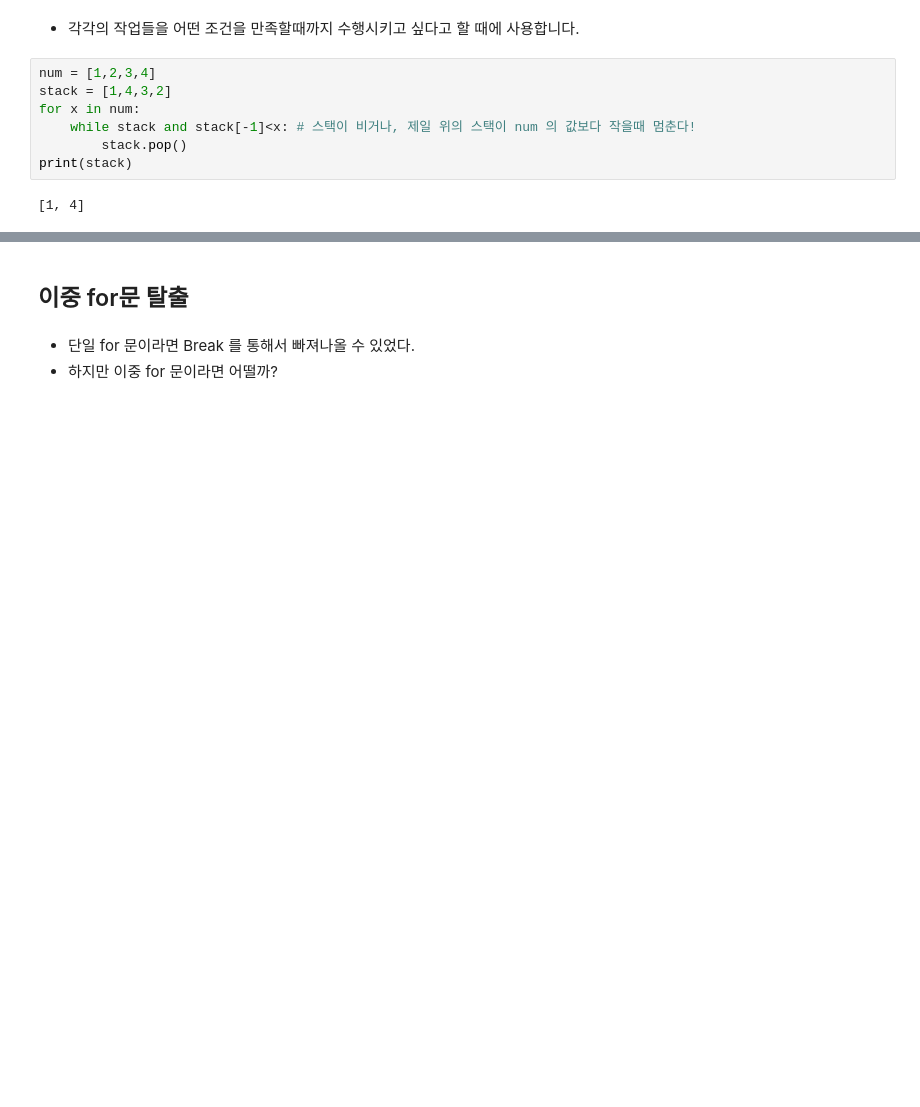
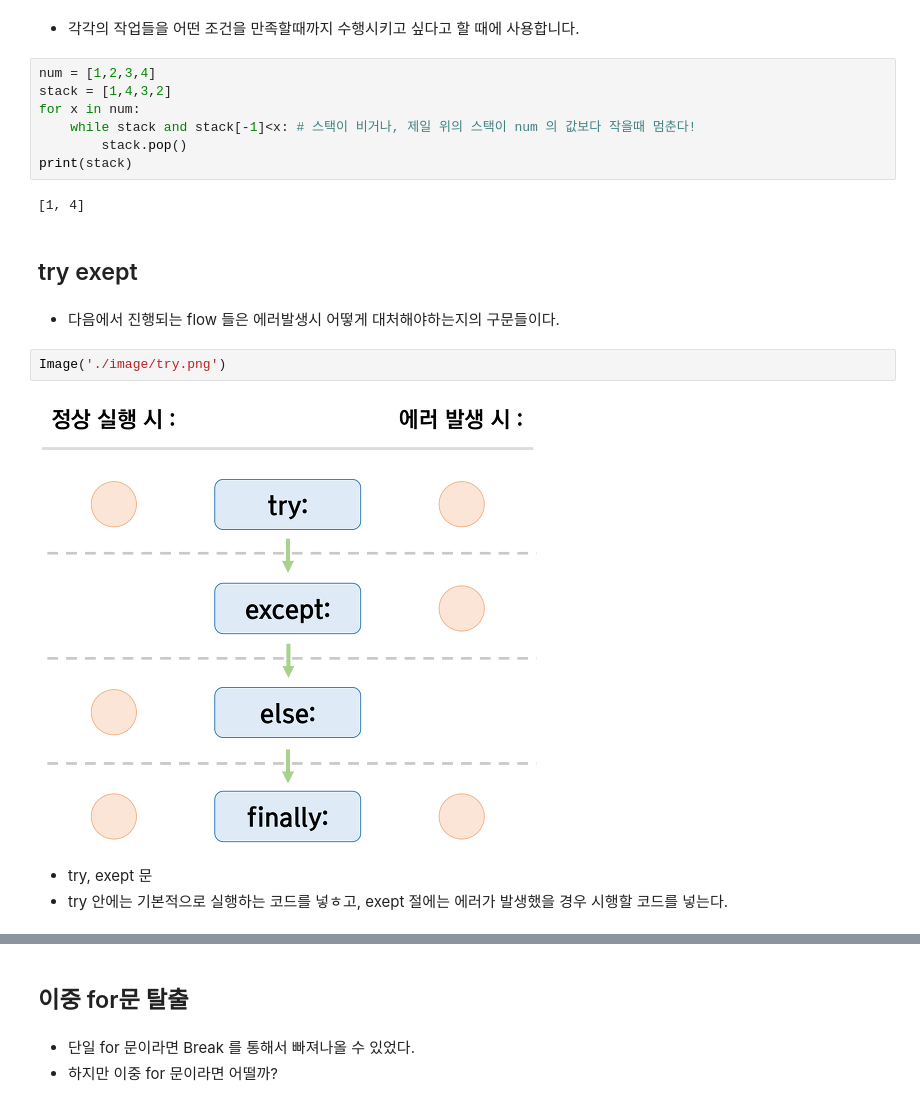
Before and after one commit to hana-dool/Algorithm, a Jupyter notebook: Python/Python.ipynb, the cells around one changed output, grey strips where cells are left out. Saved outputs shown, nothing was run; the diff lists cells and outputs as text; blank space fills up the shorter version.

```diff
--- a/Python/Python.ipynb
+++ b/Python/Python.ipynb
@@ -1137,3 +1200,14 @@ for x in num:
 print(stack)
 # %% [output]
 [1, 4]
+# %% [markdown]
+## try exept
+# %% [markdown]
+- 다음에서 진행되는 flow 들은 에러발생시 어떻게 대처해야하는지의 구문들이다.
+# %%
+Image('./image/try.png')
+# %% [output]
+[figure, added]
+# %% [markdown]
+- try, exept 문
+- try 안에는 기본적으로 실행하는 코드를 넣ㅎ고, exept 절에는 에러가 발생했을 경우 시행할 코드를 넣는다.
```
Also changed, not shown: parts of 24 cells of this notebook, 8 other files.
